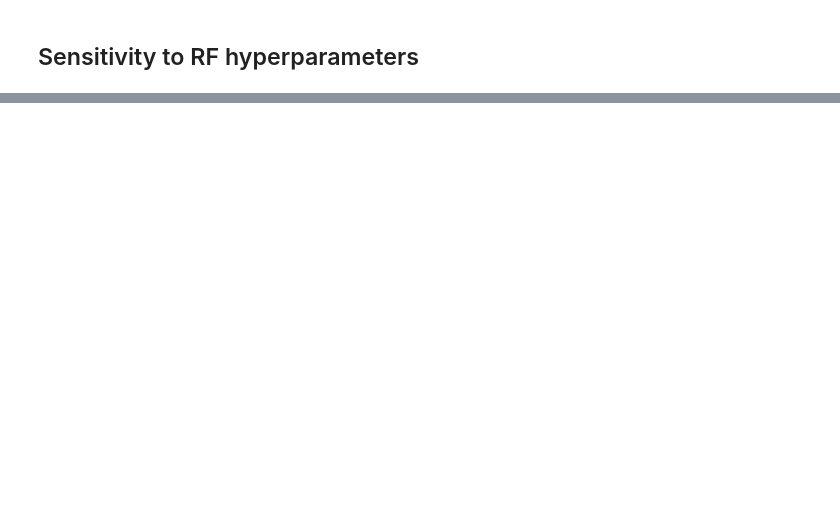
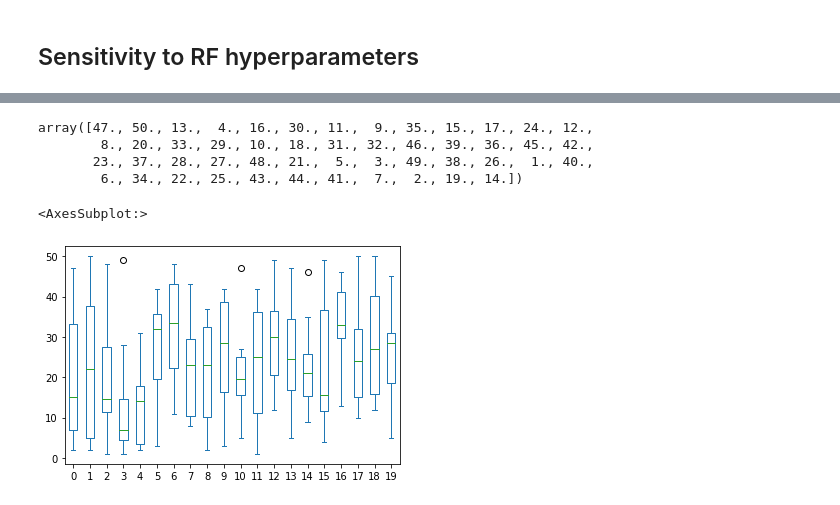
Before and after one commit to Yu-Group/imodels-experiments, a Jupyter notebook: notebooks/nonlinear_significance/04_rf_hyperparameters.ipynb, the cells around one changed output, grey strips where cells are left out. Saved outputs shown, nothing was run; the diff lists cells and outputs as text; code cells hidden in the pictures; blank space fills up the shorter version.

Commit message:
adding notebook investigating sensitivity to hyper-parameters

```diff
--- a/notebooks/nonlinear_significance/04_rf_hyperparameters.ipynb
+++ b/notebooks/nonlinear_significance/04_rf_hyperparameters.ipynb
@@ -70,0 +17,3 @@ plt.show()
+# %%
+# Load Results
+results_ccle_prot = pd.read_csv("results/ccle_linear_dgp_sensitivity/varying_heritability_sample_row_n/seed331/results.csv")
@@ -70,0 +35,23 @@ plt.show()
+# %%
+def produce_ranking_boxplot(results_dict,sample_row_n = 200, heritability = 0.2, fi_method = 'MDI',min_samples_leaf = 1):
+    FI_rank_ = []
+    results_dict = results_dict[results_dict['fi'] == fi_method]
+    for i in range(len(results_dict['rep'].unique())):
+        FI_rank_.append(results_dict[(results_dict['rep'] == i) & (results_dict['sample_row_n_name'] == sample_row_n) & (results_dict['heritability_name'] == heritability) &
+            (results_dict['min_samples_leaf'] == min_samples_leaf)]['importance'].rank(ascending = False).values)
+    return FI_rank_
+# %%
+MDI_results = [produce_ranking_boxplot(results_ccle_prot,sample_row_n = 200,heritability = 0.2,fi_method = 'MDI',min_samples_leaf = min_leaf) for min_leaf in [1,5,10,20]]
+R2F_results = [produce_ranking_boxplot(results_ccle_prot,sample_row_n = 200,heritability = 0.2,fi_method = 'swR2F+_max',min_samples_leaf = min_leaf) for min_leaf in [1,5,10,20]]
+# %%
+MDI_results[0][0]
+# %% [output]
+array([47., 50., 13.,  4., 16., 30., 11.,  9., 35., 15., 17., 24., 12.,
+        8., 20., 33., 29., 10., 18., 31., 32., 46., 39., 36., 45., 42.,
+       23., 37., 28., 27., 48., 21.,  5.,  3., 49., 38., 26.,  1., 40.,
+        6., 34., 22., 25., 43., 44., 41.,  7.,  2., 19., 14.])
+# %%
+pd.DataFrame(MDI_results[0]).iloc[:,:20].plot(kind='box')
+# %% [output]
+<AxesSubplot:>
+[figure, added]
```
Also changed, not shown: parts of 16 cells of this notebook.
